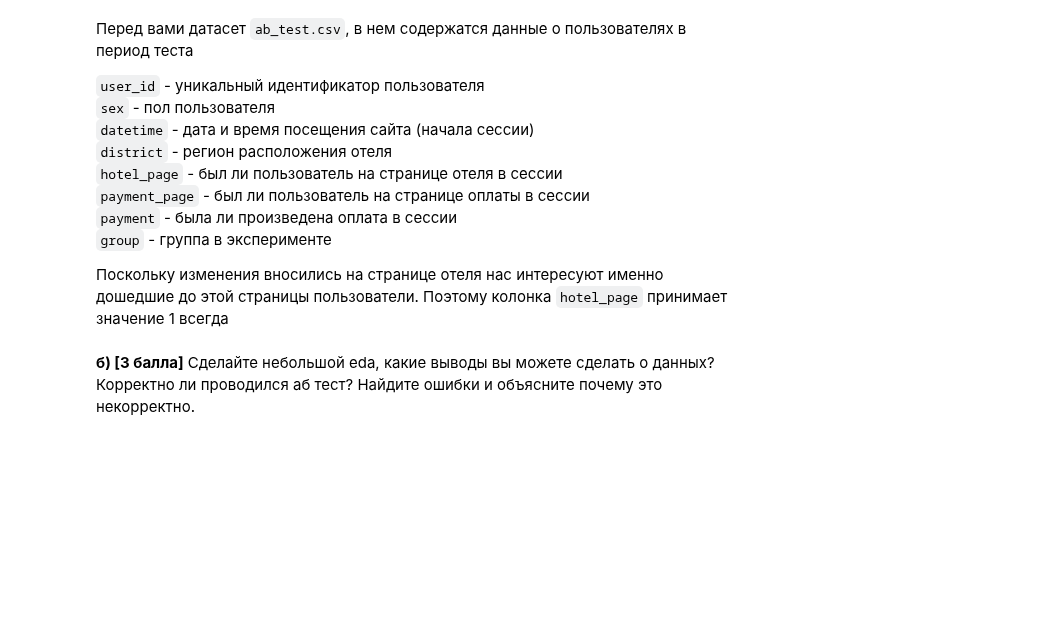
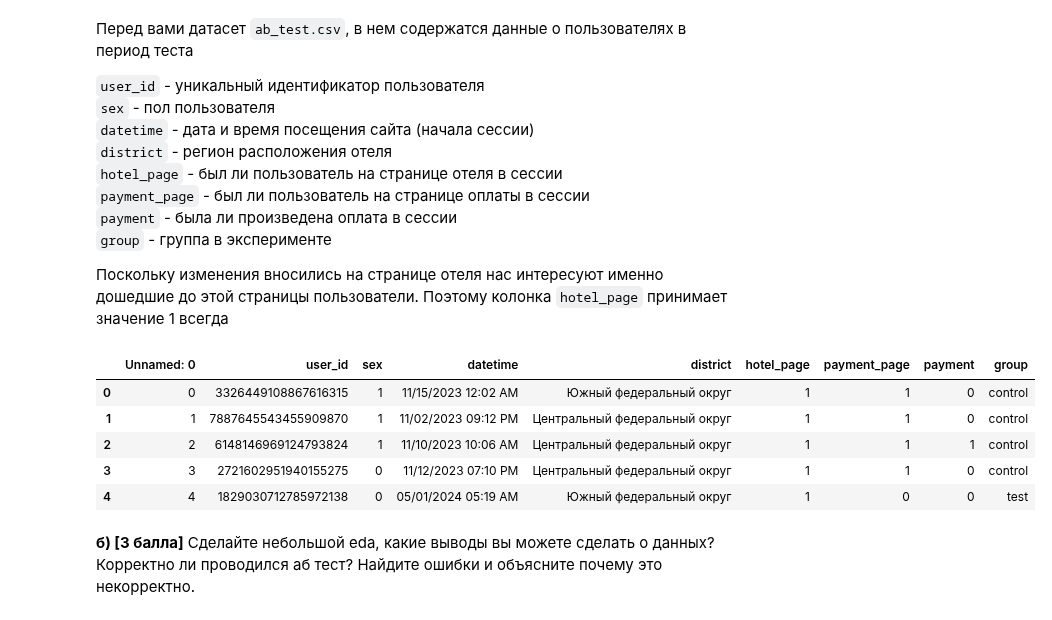
Before and after one commit to PavelMKh/HSE-AI, a Jupyter notebook: Math/stat_hw6.ipynb, the cells around one changed output. Cells and saved outputs as stored; diff of their text form; code cells hidden in the pictures; blank space fills up the shorter version.

```diff
--- a/Math/stat_hw6.ipynb
+++ b/Math/stat_hw6.ipynb
@@ -275,7 +281,14 @@ __а) [3 балла]__ Подумайте, какие изменения мог
 
 Поскольку изменения вносились на странице отеля нас интересуют именно дошедшие до этой страницы пользователи. Поэтому колонка `hotel_page` принимает значение 1 всегда
 # %%
-df = pd.read_csv("data/ab_simpson.csv")
+df = pd.read_csv("ab_simpson.csv")
 df.head()
+# %% [output]
+|  | Unnamed: 0 | user_id | sex | datetime | district | hotel_page | payment_page | payment | group |
+| 0 | 0 | 3326449108867616315 | 1 | 11/15/2023 12:02 AM | Южный федеральный округ | 1 | 1 | 0 | control |
+| 1 | 1 | 7887645543455909870 | 1 | 11/02/2023 09:12 PM | Центральный федеральный округ | 1 | 1 | 0 | control |
+| 2 | 2 | 6148146969124793824 | 1 | 11/10/2023 10:06 AM | Центральный федеральный округ | 1 | 1 | 1 | control |
+| 3 | 3 | 2721602951940155275 | 0 | 11/12/2023 07:10 PM | Центральный федеральный округ | 1 | 1 | 0 | control |
+| 4 | 4 | 1829030712785972138 | 0 | 05/01/2024 05:19 AM | Южный федеральный округ | 1 | 0 | 0 | test |
 # %% [markdown]
 __б) [3 балла]__ Сделайте небольшой eda, какие выводы вы можете сделать о данных? Корректно ли проводился аб тест? Найдите ошибки и объясните почему это некорректно.
```
Also changed, not shown: parts of 10 cells of this notebook.
